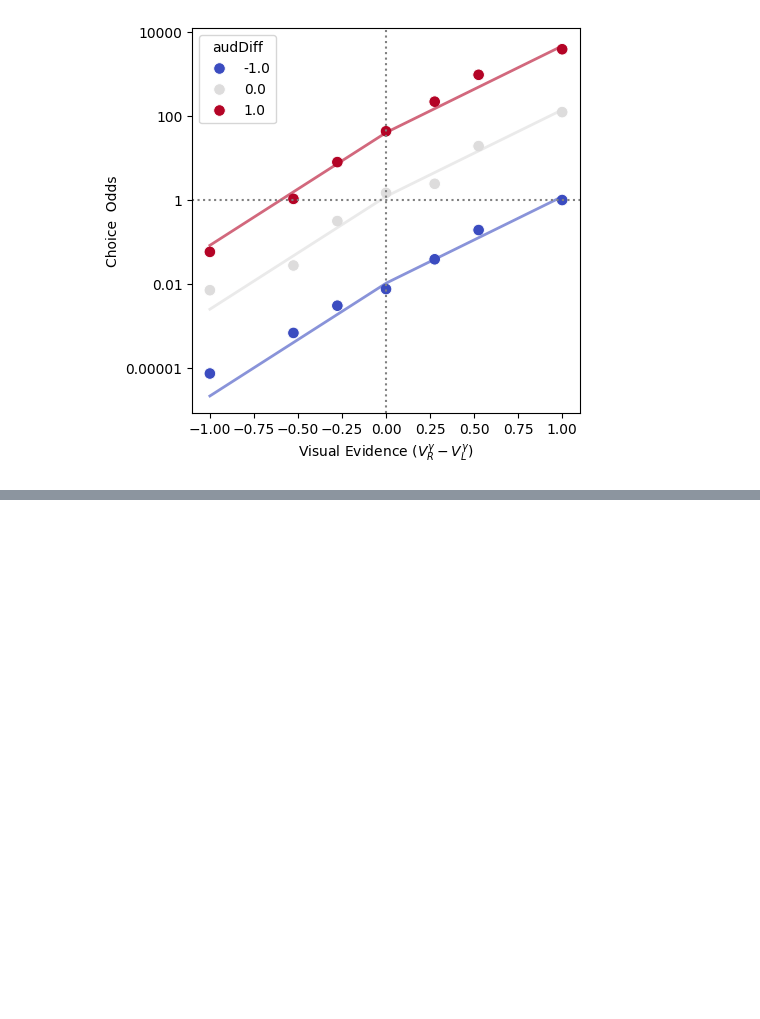
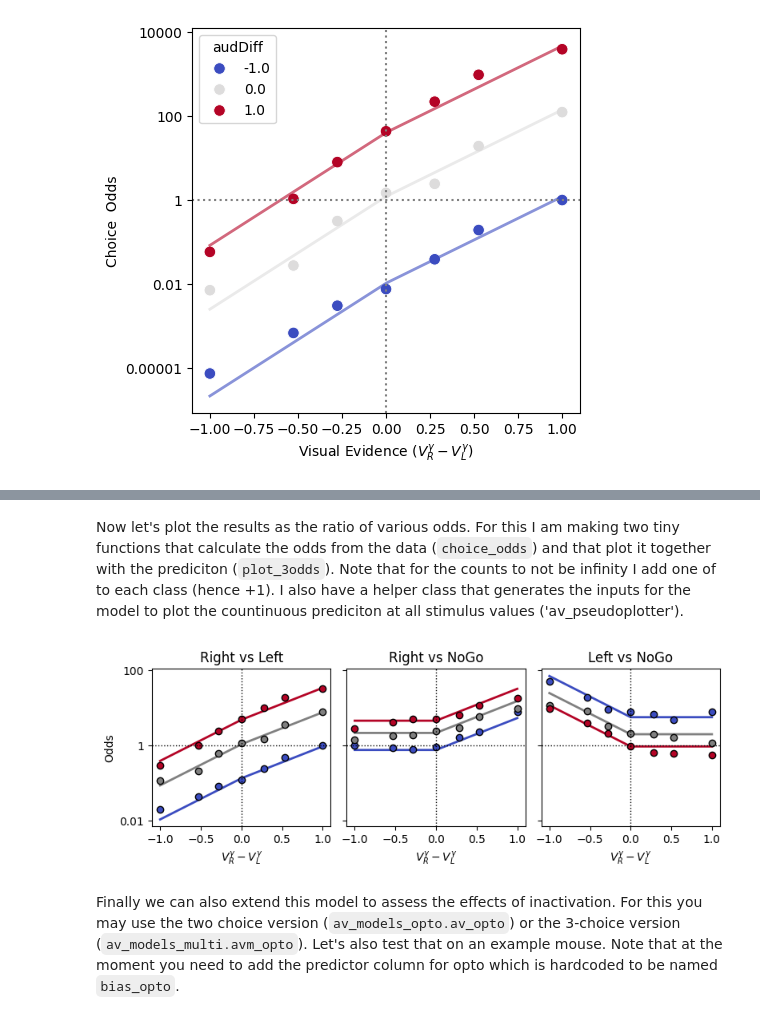
Before and after one commit to takacsflora/NeuroLogit, a Jupyter notebook: NeuroLogit/tutorial/audiovisual_mice.ipynb, the cells around one changed output, grey strips where cells are left out. Saved outputs shown, nothing was run; the diff lists cells and outputs as text; code cells hidden in the pictures; blank space fills up the shorter version.

Commit message:
adding the toturial for multi-out logit and inactivations

```diff
--- a/NeuroLogit/tutorial/audiovisual_mice.ipynb
+++ b/NeuroLogit/tutorial/audiovisual_mice.ipynb
@@ -164,0 +170,11 @@ We have discovered that often mice don't make a choice, especially if you leave
+# %%
+from NeuroLogit.src.models.av_models_multi import av_multi_symmetric_audio
+
+df_withNoGo_AV036 = df[(df['opto'] == 0) &
+                       (df['subject'] == 'AV036')].copy()
+choice_map = {'NoGo': 0, 'Left': 1, 'Right': 2}
+
+choices = df_withNoGo_AV036['choice_'].map(choice_map).values
+model_multi = av_multi_symmetric_audio()
+model_multi.fit(df_withNoGo_AV036[['visR', 'audR', 'visL', 'audL']], choices)
+model_multi.get_params()
@@ -164,0 +189,58 @@ We have discovered that often mice don't make a choice, especially if you leave
+# %% [markdown]
+Now let's plot the results as the ratio of various odds. For this I am making two tiny functions that calculate the odds from the data (`choice_odds`) and that plot it together with the prediciton (`plot_3odds`). Note that for the counts to not be infinity I add one of to each class (hence +1). I also have a helper class that generates the inputs for the model to plot the countinuous prediciton at all stimulus values ('av_pseudoplotter').
+# %%
+import numpy as np
+from NeuroLogit.src.models.av_models_opto import av_pseudoPlotter
+
+def choice_odds(d, gamma):
+    '''Log odds of each choice pair per stimulus condition (+1 fake trial each).'''
+    counts = (d.groupby(['visL', 'visR', 'audL', 'audR'])['choice_']
+                .value_counts().unstack(fill_value=0)
+                .reindex(columns=['NoGo', 'Left', 'Right'], fill_value=0) + 1).reset_index()
+    counts['x'] = counts.visR**gamma - counts.visL**gamma
+    counts['audDiff'] = counts.audR - counts.audL
+    counts['R_vs_L'] = np.log(counts.Right / counts.Left)
+    counts['R_vs_NoGo'] = np.log(counts.Right / counts.NoGo)
+    counts['L_vs_NoGo'] = np.log(counts.Left / counts.NoGo)
+    return counts
+
+
+def plot_3odds(model, d, axs, opto=None, ls='-', show_data=True):
+    gamma = model.params['gamma']
+    colors = {-1: cmap(0.0), 0: 'grey', 1: cmap(1.0)}
+
+    # model predictions (lines)
+    for pm in av_pseudoPlotter().pseudo:
+        if opto is not None:
+            pm['bias_opto'] = opto
+        aud = float((pm.audR - pm.audL).iloc[0])
+        zL, zR = model.predict_log_proba(pm)
+        x = pm.visR**gamma - pm.visL**gamma
+        for ax, z in zip(axs, [zR - zL, zR, zL]):
+            ax.plot(x, z, color=colors[aud], lw=2, ls=ls)
+
+    # data (dots)
+    if show_data:
+        for aud, od in choice_odds(d, gamma).groupby('audDiff'):
+            for ax, col in zip(axs, ['R_vs_L', 'R_vs_NoGo', 'L_vs_NoGo']):
+                ax.plot(od.x, od[col], color=colors[aud], marker='o', ls='none',
+                        markeredgecolor='k', markersize=6)
+
+    for ax, title in zip(axs, ['Right vs Left', 'Right vs NoGo', 'Left vs NoGo']):
+        ax.axhline(0, color='k', ls=':', lw=1)
+        ax.axvline(0, color='k', ls=':', lw=1)
+        ax.set_title(title)
+        ax.set_xlabel(r'$V_R^\gamma - V_L^\gamma$')
+    axs[0].set_yticks([-np.log(100), 0, np.log(100)], ['0.01', '1', '100'])
+    axs[0].set_ylabel('Odds')
+
+
+    # plot
+fig, axs = plt.subplots(1, 3, figsize=(8, 3), sharex=True, sharey=True)
+plot_3odds(model_multi, df_withNoGo_AV036, axs)
+plt.tight_layout()
+plt.show()
+# %% [output]
+[figure, added]
+# %% [markdown]
+Finally we can also extend this model to assess the effects of inactivation. For this you may use the two choice version (`av_models_opto.av_opto`) or the 3-choice version (`av_models_multi.avm_opto`). Let's also test that on an example mouse. Note that at the moment you need to add the predictor column for opto which is hardcoded to be named `bias_opto`.
```
Also changed, not shown: parts of 6 cells of this notebook.
